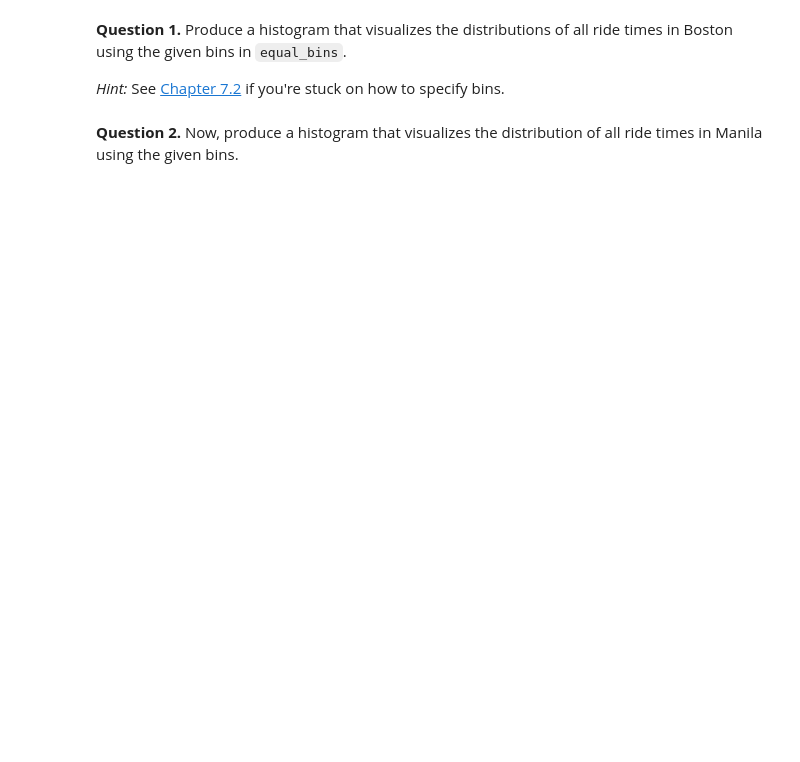
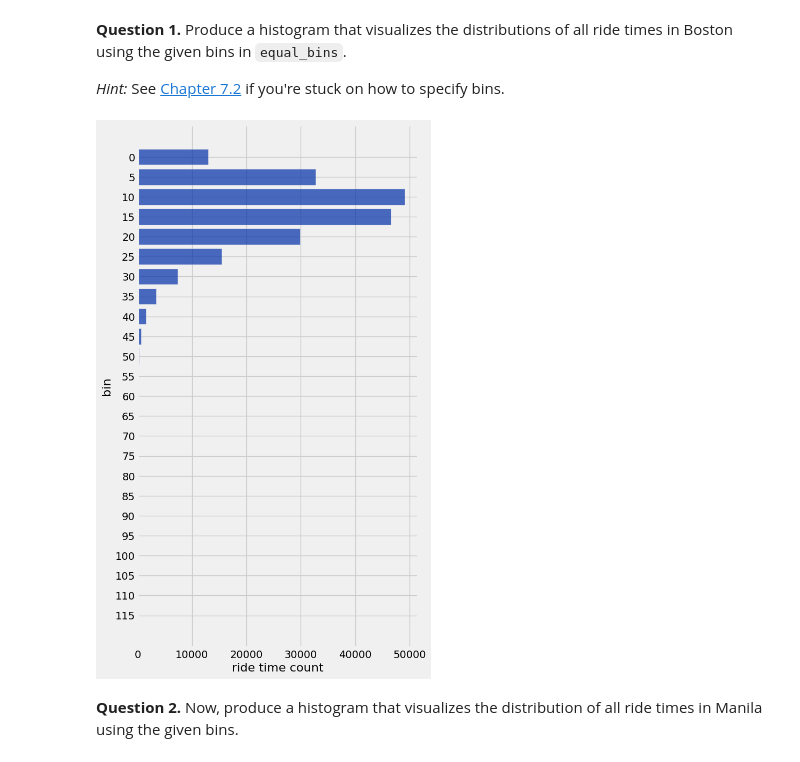
Before and after one commit to kwagoner1/DATA_FALL, a Jupyter notebook: hw03/hw03.ipynb, the cells around one changed output. Drawn from its saved outputs; the diff is of its cells as text; code cells hidden in the pictures; blank space fills up the shorter version.

```diff
--- a/hw03/hw03.ipynb
+++ b/hw03/hw03.ipynb
@@ -334,7 +340,10 @@ manila.show(4)
 *Hint:* See [Chapter 7.2](https://inferentialthinking.com/chapters/07/2/Visualizing_Numerical_Distributions.html) if you're stuck on how to specify bins.
 # %%
 equal_bins = np.arange(0, 120, 5)
-...
+Rides = boston.bin('ride time',bins = equal_bins)
+Rides.barh('bin')
+# %% [output]
+[figure, added]
 # %% [markdown]
 <!-- END QUESTION -->
 
```
Also changed, not shown: parts of 20 cells of this notebook, 3 other files.
